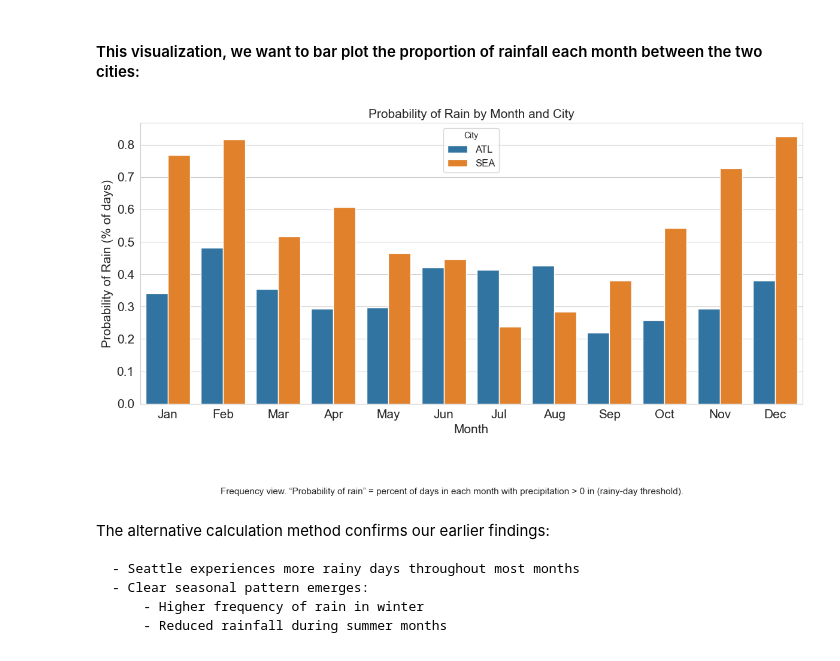
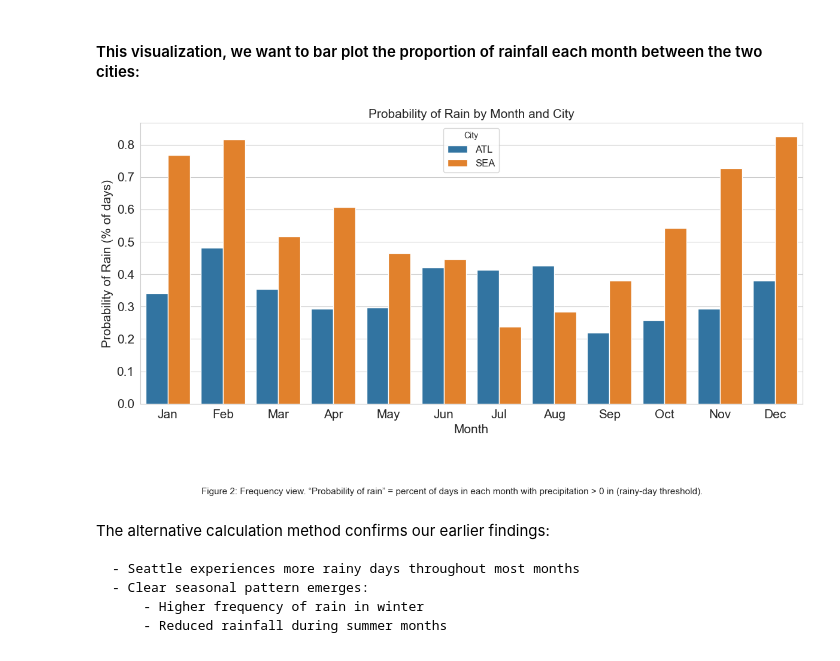
Before and after one commit to dcnguyen060899/weather, a Jupyter notebook: code/eda_modelling.ipynb, the cells around one changed output. Drawn from its saved outputs; the diff is of its cells as text; code cells hidden in the pictures.

```diff
--- a/code/eda_modelling.ipynb
+++ b/code/eda_modelling.ipynb
@@ -313,22 +330,22 @@ monthly_mean
 # %%
 plt.figure(figsize=(12, 6))
 sns.barplot(data=monthly_mean, x='month', y='any_precipitation', hue='city')
 plt.title('Probability of Rain by Month and City', fontsize=15)
 plt.xlabel('Month', fontsize=15)
 plt.ylabel('Probability of Rain (% of days)', fontsize=15)
 plt.tick_params(labelsize=15)
 month_names = ['Jan','Feb','Mar','Apr','May','Jun','Jul','Aug','Sep','Oct','Nov','Dec']
 plt.xticks(ticks=np.arange(12), labels=month_names)
 plt.legend(title='City', fontsize=12)
 
 fig = plt.gcf()
-caption = ("Frequency view. “Probability of rain” = percent of days in each month with precipitation > 0 in "
+caption = ("Figure 2: Frequency view. “Probability of rain” = percent of days in each month with precipitation > 0 in "
            "(rainy-day threshold).")
 fig.text(0.5, -0.08, caption, ha='center', va='top', fontsize=11)
 fig.tight_layout(rect=[0, 0.04, 1, 1])
 plt.show()
 # %% [output]
-[figure, old version]
+[figure, new version]
 # %% [markdown]
 The alternative calculation method confirms our earlier findings:
 
```
Also changed, not shown: parts of 4 cells of this notebook, 1 other file.
